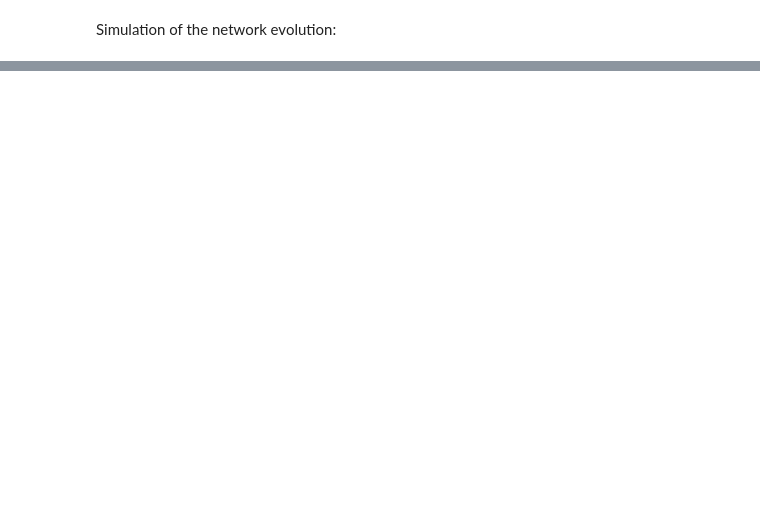
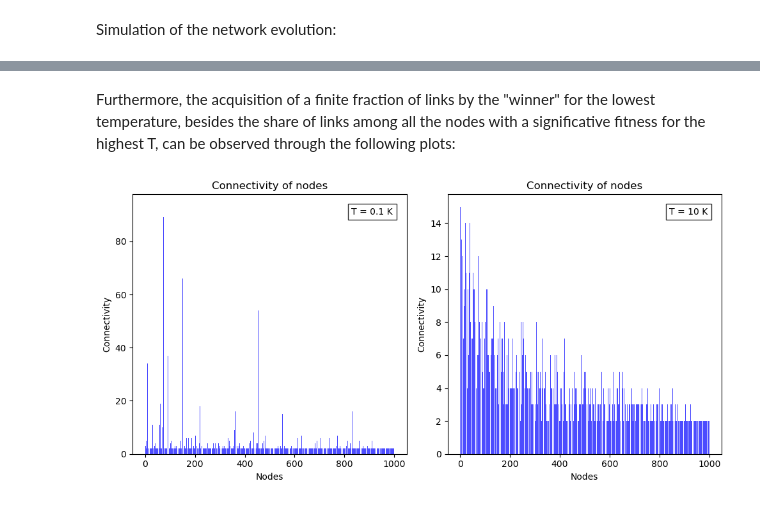
Before and after one commit to lelesqc/ComplexNetworks_proj, a Jupyter notebook: BEC.ipynb, the cells around one changed output, grey strips where cells are left out. Cells and saved outputs as stored; diff of their text form; code cells hidden in the pictures; blank space fills up the shorter version.

```diff
--- a/BEC.ipynb
+++ b/BEC.ipynb
@@ -65,0 +78,22 @@ plt.show()
+# %% [markdown]
+Furthermore, the acquisition of a finite fraction of links by the "winner" for the lowest temperature, besides the share of links among all the nodes with a significative fitness for the highest T, can be observed through the following plots:
+# %%
+fig, (ax1, ax2) = plt.subplots(1, 2, figsize=(10, 5))
+ax1.bar(range(t), degrees[0, :], color = 'b', alpha = 0.7)
+ax1.set_title('Connectivity of nodes')
+ax1.set_xlabel('Nodes')
+ax1.set_ylabel('Connectivity')
+ax1.text(0.95, 0.95, 'T = 0.1 K', transform=ax1.transAxes,
+         verticalalignment='top', horizontalalignment='right',
+         bbox=dict(facecolor='white', alpha=0.8))
+ax2.bar(range(t), degrees[49, :], color = 'b', alpha = 0.7)
+ax2.set_title('Connectivity of nodes')
+ax2.set_xlabel('Nodes')
+ax2.set_ylabel('Connectivity')
+ax2.text(0.95, 0.95, 'T = 10 K', transform=ax2.transAxes,
+         verticalalignment='top', horizontalalignment='right',
+         bbox=dict(facecolor='white', alpha=0.8))
+plt.tight_layout()
+plt.show()
+# %% [output]
+[figure, added]
```
Also changed, not shown: parts of 11 cells of this notebook.
